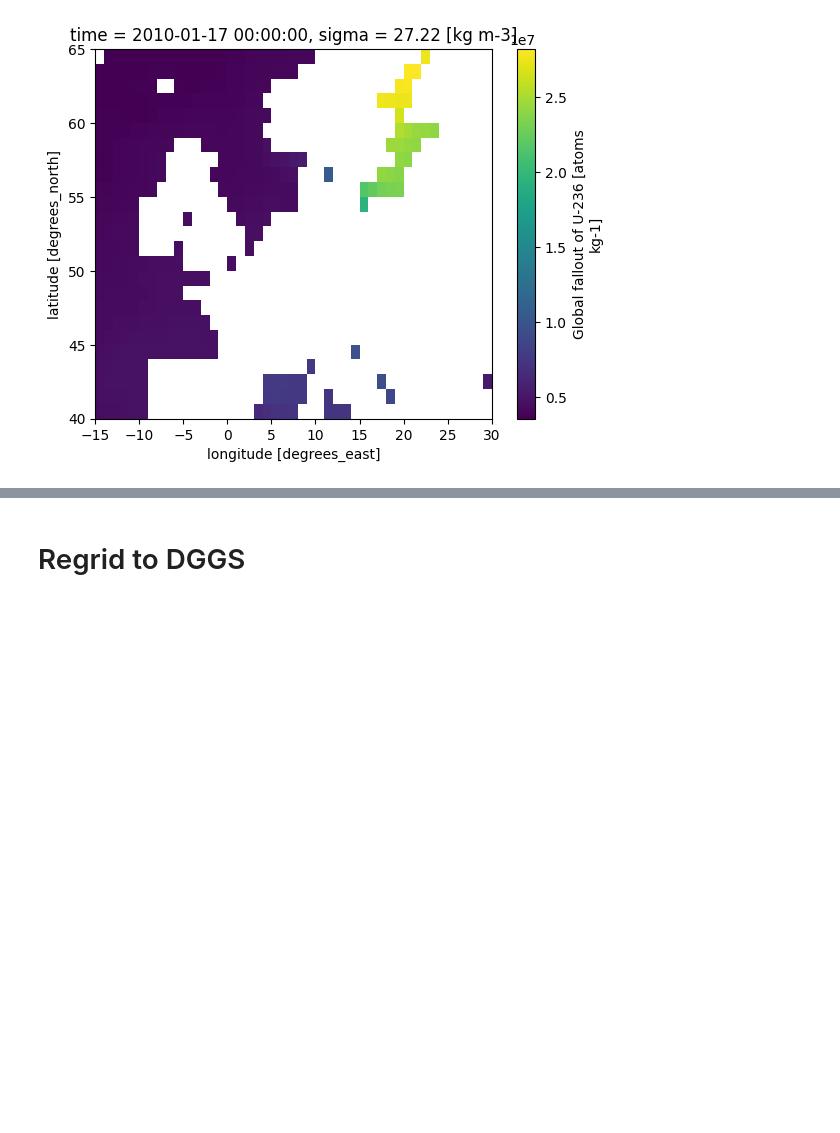
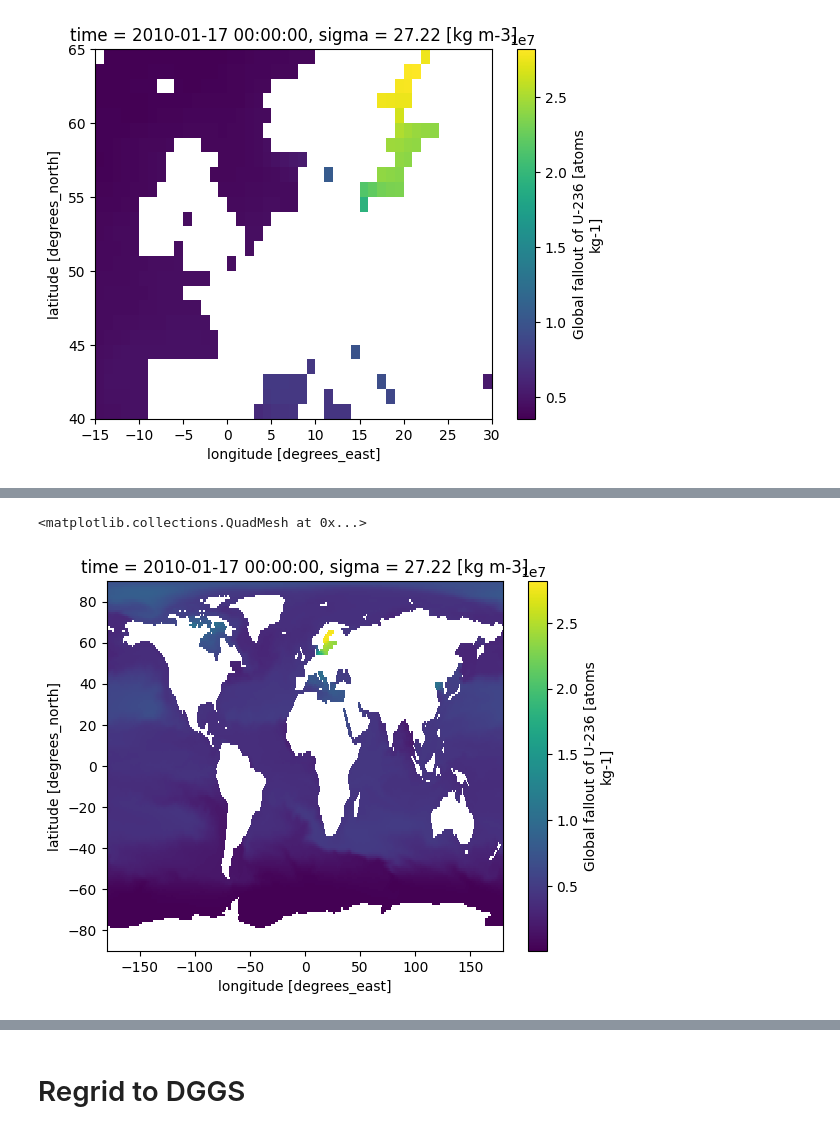
Before and after one commit to FAIR2Adapt/arctic-radioisotopes, a Jupyter notebook: arctic-isotopes/uranium-236.ipynb, the cells around one changed output, grey strips where cells are left out. Drawn from its saved outputs; the diff is of its cells as text; code cells hidden in the pictures; blank space fills up the shorter version.

Commit message:
Add conservative regridding with bash script; need to set min_vertices for it

```diff
--- a/arctic-isotopes/uranium-236.ipynb
+++ b/arctic-isotopes/uranium-236.ipynb
@@ -60,8 +76,8 @@ xr.set_options(display_expand_data=False, display_expand_attrs=False, keep_attrs
 from data_handling import load_grid_vertex, standardize_variable_names, regrid_to_dggs
 # %%
 # Get grid location information
-data_path = Path("./CS1-nird/")
-grid_path = data_path / "data" / "grid" / "grid.nc"
+data_path = Path("./CS1-nird/data/")
+grid_path = data_path / "grid" / "grid.nc"
 plat, plon, pclat, pclon = load_grid_vertex(grid_path)
 # %% [markdown]
 ## Uranium 236 from La Hague (ds_hague) on tripolar grid
@@ -218,0 +245,7 @@ plat, plon, pclat, pclon = load_grid_vertex(grid_path)
+# %%
+conservative_regridded_dataset_path = (
+    # data_path / "model" / "JRAOC20TRNRPv2_hm_U236GF_2010-2018_1x1d_con.nc"
+    data_path / "model" / "JRAOC20TRNRPv2_hm_U236GF_2010-2018_con.nc"
+)
+dcon = xr.open_dataset(conservative_regridded_dataset_path)
+dcon
@@ -218,0 +263,12 @@ plat, plon, pclat, pclon = load_grid_vertex(grid_path)
+# %%
+dcon = dcon.rename_dims({"lat": "latitude", "lon": "longitude"})
+dcon.latitude.attrs["standard_name"] = "latitude"
+dcon.longitude.attrs["standard_name"] = "longitude"
+dcon[["longitude", "latitude"]].compute()
+dcon = dcon.rename({"lon": "longitude", "lat": "latitude"})
+# %%
+# Conservative regridding
+dcon.U236GF.isel(time=0, sigma=0).plot()
+# %% [output]
+<matplotlib.collections.QuadMesh at 0x...>
+[figure, added]
```
Also changed, not shown: parts of 18 cells of this notebook, 2 other files.
